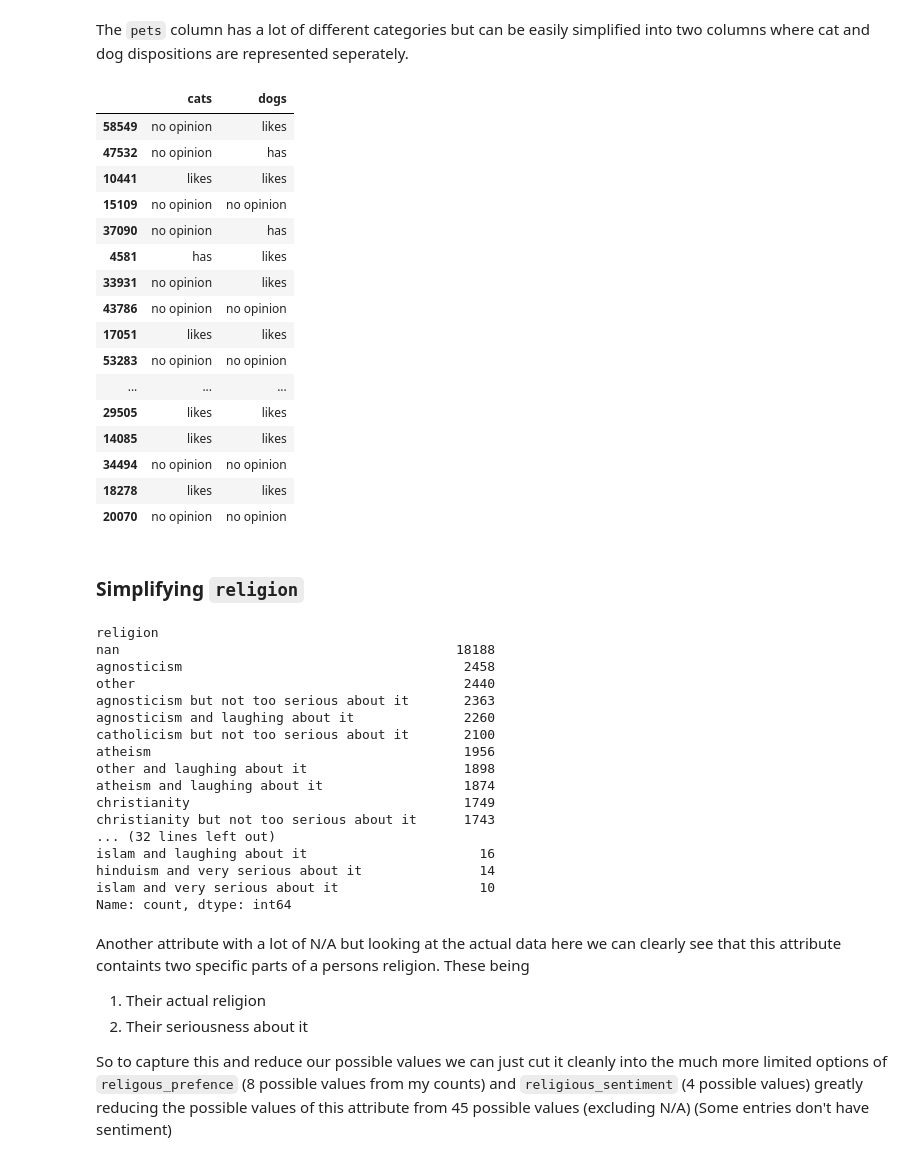
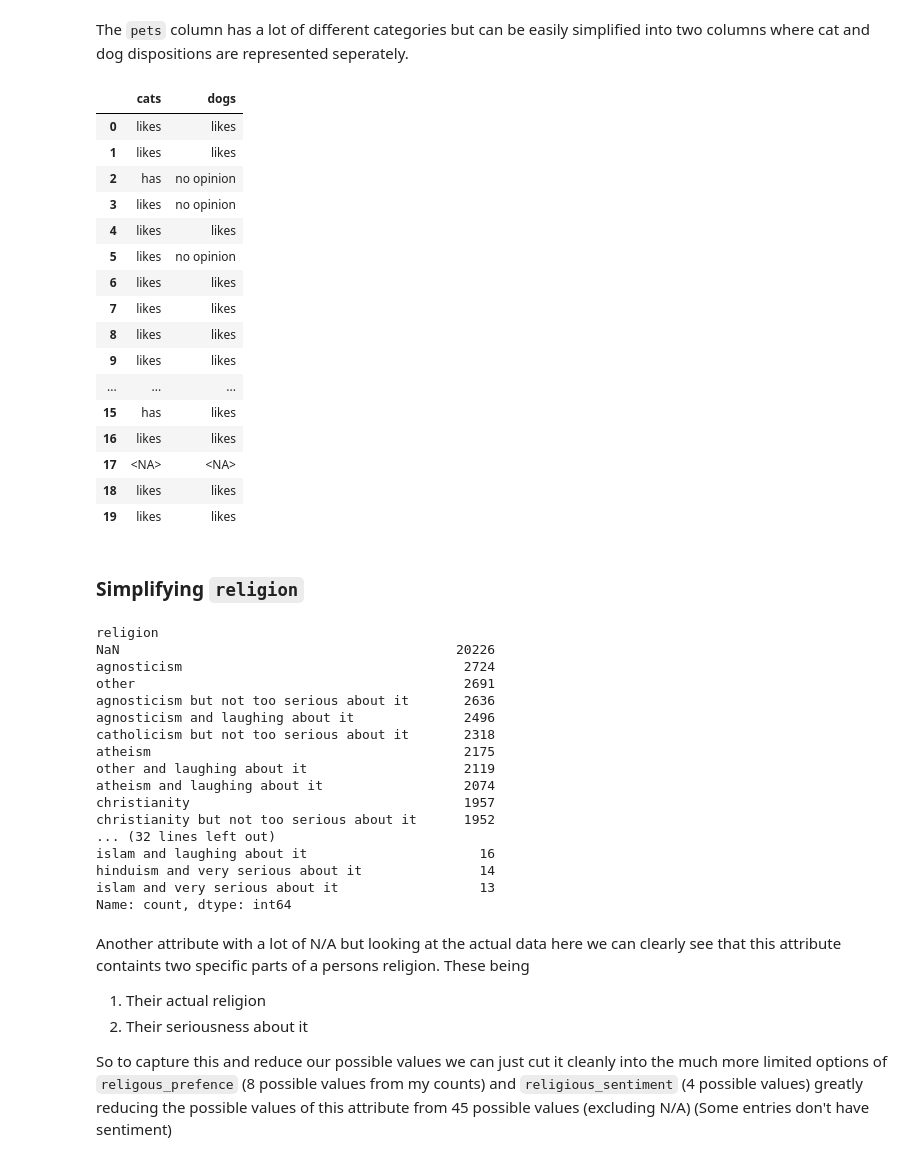
Before and after one commit to BinaryBite/Date-a-scientist, a Jupyter notebook: date-a-scientist.ipynb, the cells around one changed output. Cells and saved outputs as stored; diff of their text form; code cells hidden in the pictures.

```diff
--- a/date-a-scientist.ipynb
+++ b/date-a-scientist.ipynb
@@ -92,0 +104,13 @@ profiles = train_set.copy()
+# %%
+#Here we bring in the profiles with identifiers I have created earlier
+profiles = pd.read_csv("profiles_identifiers.csv")
+
+#As well as the split map
+split_map = pd.read_csv("split_mapping.csv")
+
+new_df = profiles.merge(split_map, on = "unique_id", how = "inner")
+train_df = new_df[new_df["which_set"] == "train"]
+test_df = new_df[new_df["which_set"] == "test"]
+
+working = train_df.copy()
+working.head()
@@ -111,9 +143,6 @@ profiles.duplicated().sum()
 np.int64(0)
 # %% [markdown]
 Looks like we are all clear on duplicate entries.
-# %%
-for col in profiles.select_dtypes(include = 'object').columns:
-    profiles[col] = profiles[col].astype(str)
 # %% [markdown]
 ## Simplifying attributes
 
@@ -197,7 +206,6 @@ profiles['education_level'] = profiles['education'].apply(lambda x: replacer(edu
 edu = ['dropped out', 'working on', 'graduated']
 profiles['education_status'] = profiles['education'].apply(lambda x: replacer(edu, x, 'graduated'))
 
-#get rid of the old education column
-profiles.drop(columns = 'education', inplace = True)
+print(profiles.education_level.value_counts(dropna = False))
 profiles.education_status.value_counts(dropna = False)
 # %% [output]
@@ -268,8 +288,6 @@ profiles.ethnicity = profiles.ethnicity.apply(lambda x: long_handler(x, 'mixed')
 profiles["ethnicity_1"] = profiles.ethnicity.apply(lambda x: x[0] if isinstance(x, list) else x)
 profiles["ethnicity_2"] = profiles.ethnicity.apply(lambda x: x[1] if isinstance(x, list) else x)
 
-profiles.drop(columns = ['ethnicity'], inplace = True)
-
 profiles[["ethnicity_1", "ethnicity_2"]].head(10)
 # %% [output]
 |  | ethnicity_1 | ethnicity_2 |
@@ -339,49 +357,47 @@ def pet_sentiment(x, pet: str):
 # %%
 profiles['dogs'] = profiles.pets.apply(lambda x: pet_sentiment(x, 'dog'))
 profiles['cats'] = profiles.pets.apply(lambda x: pet_sentiment(x, 'cat'))
 
-profiles.drop(columns = ['pets'], inplace = True)
-
 profiles[['cats', 'dogs']].head(20)
 # %% [output]
 |  | cats | dogs |
-| 58549 | no opinion | likes |
-| 47532 | no opinion | has |
-| 10441 | likes | likes |
-| 15109 | no opinion | no opinion |
-| 37090 | no opinion | has |
-| 4581 | has | likes |
-| 33931 | no opinion | likes |
-| 43786 | no opinion | no opinion |
-| 17051 | likes | likes |
-| 53283 | no opinion | no opinion |
+| 0 | likes | likes |
+| 1 | likes | likes |
+| 2 | has | no opinion |
+| 3 | likes | no opinion |
+| 4 | likes | likes |
+| 5 | likes | no opinion |
+| 6 | likes | likes |
+| 7 | likes | likes |
+| 8 | likes | likes |
+| 9 | likes | likes |
 | ... | ... | ... |
-| 29505 | likes | likes |
-| 14085 | likes | likes |
-| 34494 | no opinion | no opinion |
-| 18278 | likes | likes |
-| 20070 | no opinion | no opinion |
+| 15 | has | likes |
+| 16 | likes | likes |
+| 17 | <NA> | <NA> |
+| 18 | likes | likes |
+| 19 | likes | likes |
 # %% [markdown]
 ### Simplifying `religion`
 # %%
 profiles.religion.value_counts(dropna = False)
 # %% [output]
 religion
-nan                                           18188
-agnosticism                                    2458
-other                                          2440
-agnosticism but not too serious about it       2363
-agnosticism and laughing about it              2260
-catholicism but not too serious about it       2100
-atheism                                        1956
-other and laughing about it                    1898
-atheism and laughing about it                  1874
-christianity                                   1749
-christianity but not too serious about it      1743
+NaN                                           20226
+agnosticism                                    2724
+other                                          2691
+agnosticism but not too serious about it       2636
+agnosticism and laughing about it              2496
+catholicism but not too serious about it       2318
+atheism                                        2175
+other and laughing about it                    2119
+atheism and laughing about it                  2074
+christianity                                   1957
+christianity but not too serious about it      1952
 ... (32 lines left out)
 islam and laughing about it                      16
 hinduism and very serious about it               14
-islam and very serious about it                  10
+islam and very serious about it                  13
 Name: count, dtype: int64
 # %% [markdown]
 Another attribute with a lot of N/A but looking at the actual data here we can clearly see that this attribute containts two specific parts of a persons religion. These being
```
Also changed, not shown: parts of 55 cells of this notebook, 3 other files.
